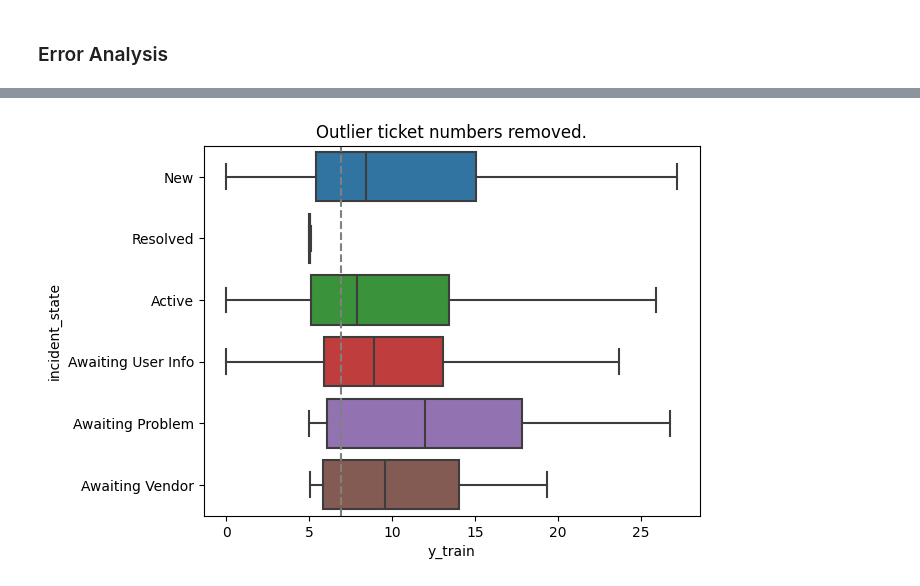
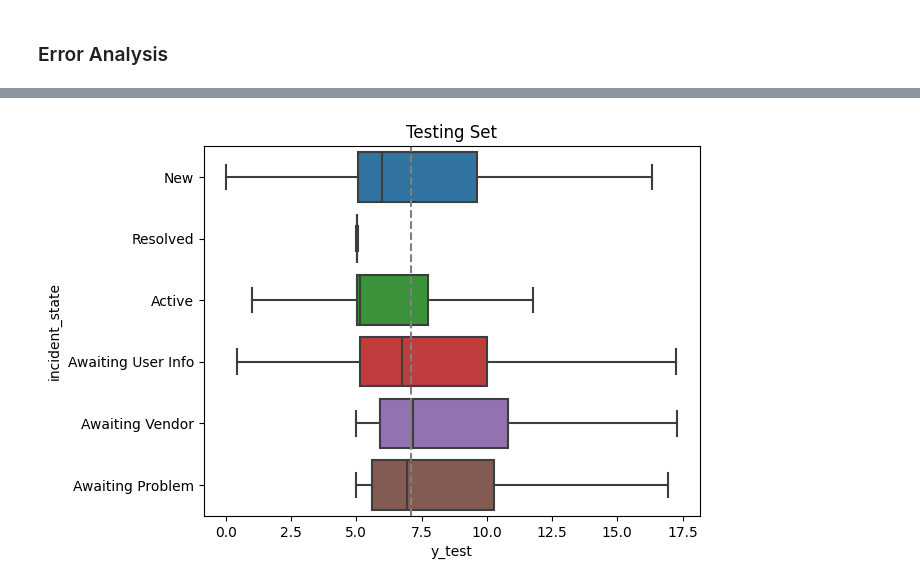
Before and after one commit to khizon/data_analysis, a Jupyter notebook: IT_support/src/modelling.ipynb, the cells around one changed output, grey strips where cells are left out. Cells and saved outputs as stored; diff of their text form; code cells hidden in the pictures.

```diff
--- a/IT_support/src/modelling.ipynb
+++ b/IT_support/src/modelling.ipynb
@@ -324,15 +364,7 @@ print(f"Root Mean Squared Error (MSE): {rmse}")
 # %% [markdown]
 ### Error Analysis
 # %%
-Xdf = X_train.copy()
-Xdf['y_train'] = y_train
-Xdf['y_preds'] = best_estimator.predict(X_train)
-Xdf['y_res'] = Xdf['y_train'] - Xdf['y_preds']
+Xdf = X_test.copy()
+Xdf['y_test'] = y_test
+Xdf['y_preds'] = best_estimator.predict(X_test)
+Xdf['y_res'] = Xdf['y_test'] - Xdf['y_preds']
-# %%
-from sklearn.preprocessing import PowerTransformer
-# Xdf['y_train_log'] = np.log(Xdf['y_train'])
-# Xdf['y_train_sqrt'] = np.sqrt(Xdf['y_train'])
-pt = PowerTransformer()
-Xdf['y_train_pt'] = pt.fit_transform(Xdf[['y_train']])
-
-sns.kdeplot(data=Xdf, x='y_train')
@@ -400,8 +414,8 @@ print(rmse_by_category)
 # %%
-dd_median = Xdf['y_train'].median()
-sns.boxplot(Xdf, x='y_train', y='incident_state', showfliers=False)
+dd_median = Xdf['y_preds'].median()
+sns.boxplot(Xdf, x='y_test', y='incident_state', showfliers=False)
 plt.axvline(x=dd_median, color='gray', linestyle='--', label='Median')
-plt.title('Outlier ticket numbers removed.')
+plt.title('Testing Set')
 plt.show()
 # %% [output]
-[figure, old version]
+[figure, new version]
```
Also changed, not shown: parts of 19 cells of this notebook.
